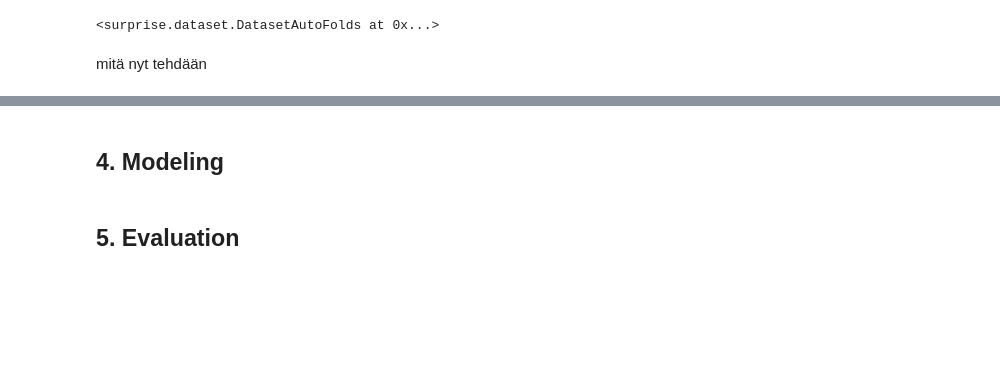
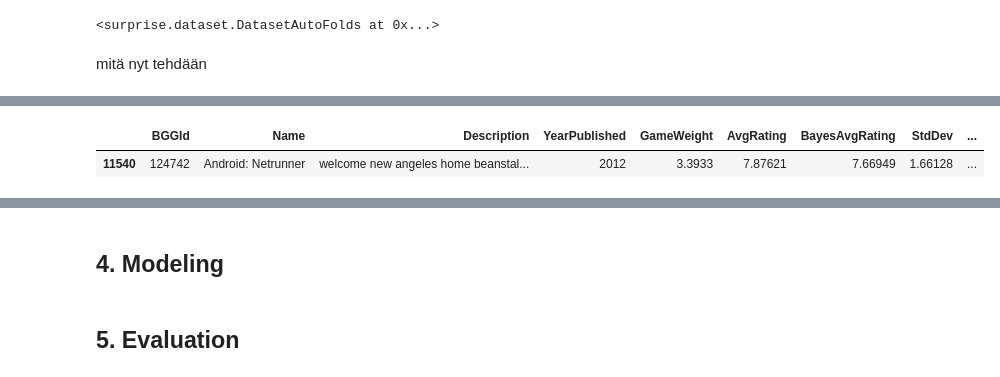
Before and after one commit to VilleSchulz/Machine-learning, a Jupyter notebook: Projekti/boardgamerecommender.ipynb, the cells around one changed output, grey strips where cells are left out. Drawn from its saved outputs; the diff is of its cells as text; code cells hidden in the pictures; blank space fills up the shorter version.

```diff
--- a/Projekti/boardgamerecommender.ipynb
+++ b/Projekti/boardgamerecommender.ipynb
@@ -258,7 +263,7 @@ display(f"Length of ratings set after reduction: {len(df_ratings_reduced)}")
 selitetään juttuja
 # %%
 reader = Reader(rating_scale=(0.0, 10.0))
-data = Dataset.load_from_df(df_ratings_reduced[['BGGId', 'Rating', 'UserId']], reader)
+data = Dataset.load_from_df(df_ratings_reduced[['UserId','BGGId', 'Rating']], reader)
 
 #TODO: jotain fiksumpaa printtiä
 
@@ -282,39 +287,114 @@ if not os.path.exists("model.pkl"):
 
     # item x item matrix
 
-    algo = SVD()
+    algo = SVD(n_factors=50)
     algo.fit(trainset)
 
     # user x user matrix
 
     # algo = KNNBasic(k=10,sim_options=sim_options)
     # algo.fit(trainset)
+
     dump.dump('model.pkl', algo=algo)
 
 _, algo = dump.load('model.pkl')
 # %%
-def user_predictions(username):
+# def user_predictions(username):
+#     user_id = id_map.get(username)
+#     inner_id = trainset.to_inner_uid(user_id)
+#
+#     user_items = set([j for (j, _) in trainset.ur[inner_id]])  # items rated by user
+#     all_items = set(range(trainset.n_items))
+#     unseen_items = all_items - user_items
+#
+#     # Build a test set only for that user
+#     testset = [(user_id, trainset.to_raw_iid(i), 0.) for i in unseen_items]
+#
+#     # Get predictions for this user
+#     predictions = algo.test(testset)
+#
+#     return predictions
+
+from sklearn.metrics.pairwise import cosine_similarity
+import numpy as np
+
+def top_similar_users(user_id, top_n=10):
+    """
+    Returns top-N similar users to a given user_id.
+    user_id: raw user ID
+    """
+    try:
+        inner_uid = trainset.to_inner_uid(user_id)
+    except ValueError:
+        return []
+
+    user_vec = algo.pu[inner_uid].reshape(1, -1)
+    sims = cosine_similarity(user_vec, algo.pu)[0]
+
+    # Exclude self
+    top_inner = np.argsort(-sims)[1:top_n+1]
+    return [trainset.to_raw_uid(i) for i in top_inner]
+
+
+def user_predictions(username, top_n_items=None):
+    """
+    Predict ratings for all unseen items for a given username.
+    Optionally, return only top-N items.
+    """
+    # Map username -> internal ID
     user_id = id_map.get(username)
     inner_id = trainset.to_inner_uid(user_id)
 
-    user_items = set([j for (j, _) in trainset.ur[inner_id]])  # items rated by user
+    # Items already rated by user
+    user_items = set([j for (j, _) in trainset.ur[inner_id]])
     all_items = set(range(trainset.n_items))
     unseen_items = all_items - user_items
 
-    # Build a test set only for that user
+    # Build test set (user x unseen items)
     testset = [(user_id, trainset.to_raw_iid(i), 0.) for i in unseen_items]
 
-    # Get predictions for this user
+    # Get predictions
     predictions = algo.test(testset)
+
+    # Optionally keep top-N items
+    if top_n_items:
+        predictions = sorted(predictions, key=lambda x: x.est, reverse=True)[:top_n_items]
+
+    return predictions
+
+
+def user_predictions_from_similar(username, top_n_users=5, top_n_items=10):
+    """
+    Predict items for a user based on items liked by similar users.
+    """
+    user_id = id_map.get(username)
+    similar_users = top_similar_users(user_id, top_n=top_n_users)
+
+    # Collect items rated by similar users
+    similar_items = set()
+    for su in similar_users:
+        inner_uid = trainset.to_inner_uid(su)
+        similar_items.update([trainset.to_raw_iid(iid) for (iid, _) in trainset.ur[inner_uid]])
+
+    # Filter out items already rated by target user
+    inner_uid_target = trainset.to_inner_uid(user_id)
+    user_items = set([trainset.to_raw_iid(iid) for (iid, _) in trainset.ur[inner_uid_target]])
+    candidate_items = similar_items - user_items
+
+    # Build test set and predict
+    testset = [(user_id, iid, 0.) for iid in candidate_items]
+    predictions = algo.test(testset)
+    predictions = sorted(predictions, key=lambda x: x.est, reverse=True)[:top_n_items]
 
     return predictions
 
 
 username = "TeemuVataja"
-predictions = user_predictions(username)
+predictions = user_predictions_from_similar(username)
 
 top10 = sorted(predictions, key=lambda x: x.est, reverse=True)[:10]
 for pred in top10:
     # iid = trainset.to_raw_iid(pred.iid)
     print(pred.iid, pred.est)
+    display(df_games_reduced[df_games_reduced["BGGId"] == pred.iid])
 # %% [output]
@@ -321,0 +402,2 @@ ValueError: User 5854 is not part of the trainset.
+|  | BGGId | Name | Description | YearPublished | GameWeight | AvgRating | BayesAvgRating | StdDev | ... |
+| 11540 | 124742 | Android: Netrunner | welcome new angeles home beanstal... | 2012 | 3.3933 | 7.87621 | 7.66949 | 1.66128 | ... |
```
Also changed, not shown: parts of 2 cells of this notebook.
